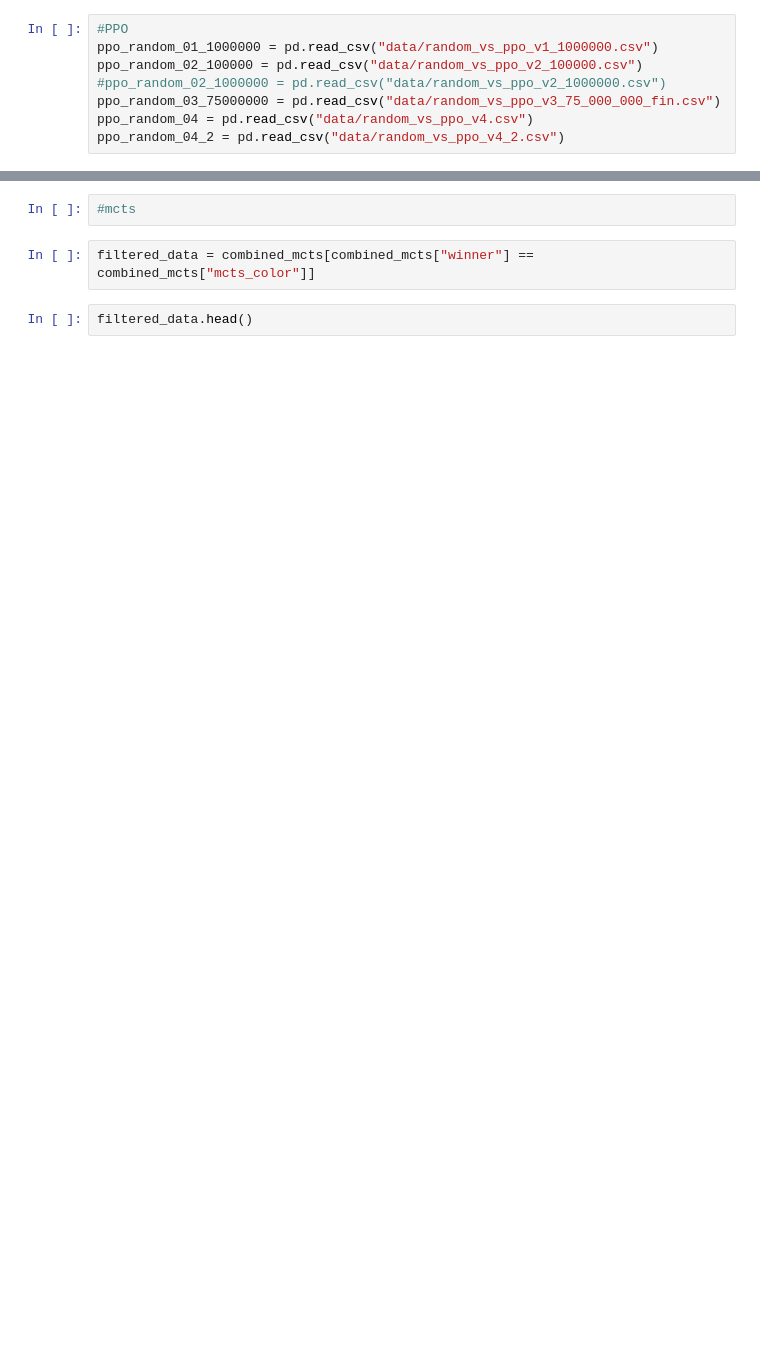
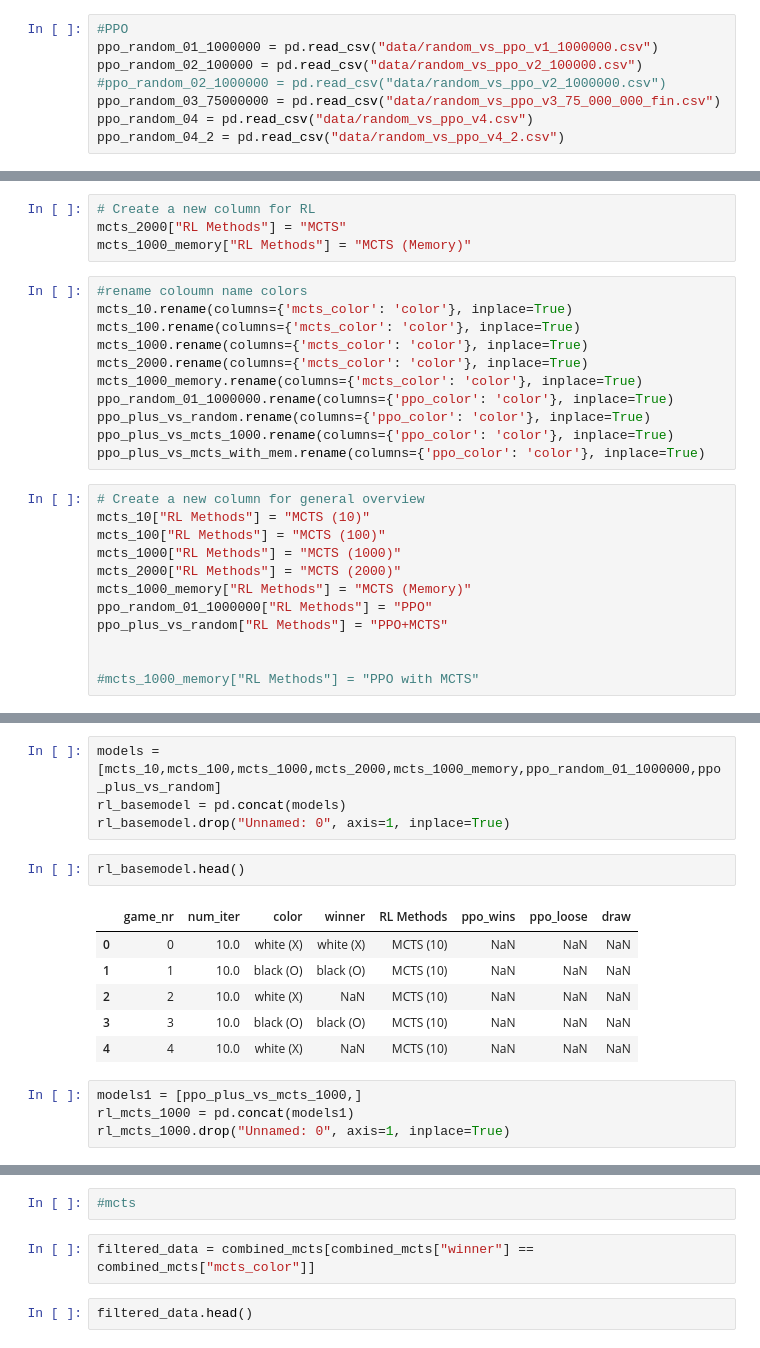
Before and after one commit to KaufmannLukas/ds-ultimate-tic-tac-toe, a Jupyter notebook: mcts_random_eda_1.ipynb, the cells around one changed output, grey strips where cells are left out. Saved outputs shown, nothing was run; the diff lists cells and outputs as text; blank space fills up the shorter version.

```diff
--- a/mcts_random_eda_1.ipynb
+++ b/mcts_random_eda_1.ipynb
@@ -210,0 +37,27 @@ The MCTS_2000 has lost 2 out of 100 games against Baseline Model.
+# %%
+# Create a new column for RL
+mcts_2000["RL Methods"] = "MCTS"
+mcts_1000_memory["RL Methods"] = "MCTS (Memory)"
+# %%
+#rename coloumn name colors
+mcts_10.rename(columns={'mcts_color': 'color'}, inplace=True)
+mcts_100.rename(columns={'mcts_color': 'color'}, inplace=True)
+mcts_1000.rename(columns={'mcts_color': 'color'}, inplace=True)
+mcts_2000.rename(columns={'mcts_color': 'color'}, inplace=True)
+mcts_1000_memory.rename(columns={'mcts_color': 'color'}, inplace=True)
+ppo_random_01_1000000.rename(columns={'ppo_color': 'color'}, inplace=True)
+ppo_plus_vs_random.rename(columns={'ppo_color': 'color'}, inplace=True)
+ppo_plus_vs_mcts_1000.rename(columns={'ppo_color': 'color'}, inplace=True)
+ppo_plus_vs_mcts_with_mem.rename(columns={'ppo_color': 'color'}, inplace=True)
+# %%
+# Create a new column for general overview
+mcts_10["RL Methods"] = "MCTS (10)"
+mcts_100["RL Methods"] = "MCTS (100)"
+mcts_1000["RL Methods"] = "MCTS (1000)"
+mcts_2000["RL Methods"] = "MCTS (2000)"
+mcts_1000_memory["RL Methods"] = "MCTS (Memory)"
+ppo_random_01_1000000["RL Methods"] = "PPO"
+ppo_plus_vs_random["RL Methods"] = "PPO+MCTS"
+
+
+#mcts_1000_memory["RL Methods"] = "PPO with MCTS"
@@ -210,0 +91,17 @@ The MCTS_2000 has lost 2 out of 100 games against Baseline Model.
+# %%
+models = [mcts_10,mcts_100,mcts_1000,mcts_2000,mcts_1000_memory,ppo_random_01_1000000,ppo_plus_vs_random]
+rl_basemodel = pd.concat(models)
+rl_basemodel.drop("Unnamed: 0", axis=1, inplace=True)
+# %%
+rl_basemodel.head()
+# %% [output]
+|  | game_nr | num_iter | color | winner | RL Methods | ppo_wins | ppo_loose | draw |
+| 0 | 0 | 10.0 | white (X) | white (X) | MCTS (10) | NaN | NaN | NaN |
+| 1 | 1 | 10.0 | black (O) | black (O) | MCTS (10) | NaN | NaN | NaN |
+| 2 | 2 | 10.0 | white (X) | NaN | MCTS (10) | NaN | NaN | NaN |
+| 3 | 3 | 10.0 | black (O) | black (O) | MCTS (10) | NaN | NaN | NaN |
+| 4 | 4 | 10.0 | white (X) | NaN | MCTS (10) | NaN | NaN | NaN |
+# %%
+models1 = [ppo_plus_vs_mcts_1000,]
+rl_mcts_1000 = pd.concat(models1)
+rl_mcts_1000.drop("Unnamed: 0", axis=1, inplace=True)
```
Also changed, not shown: parts of 49 cells of this notebook.
